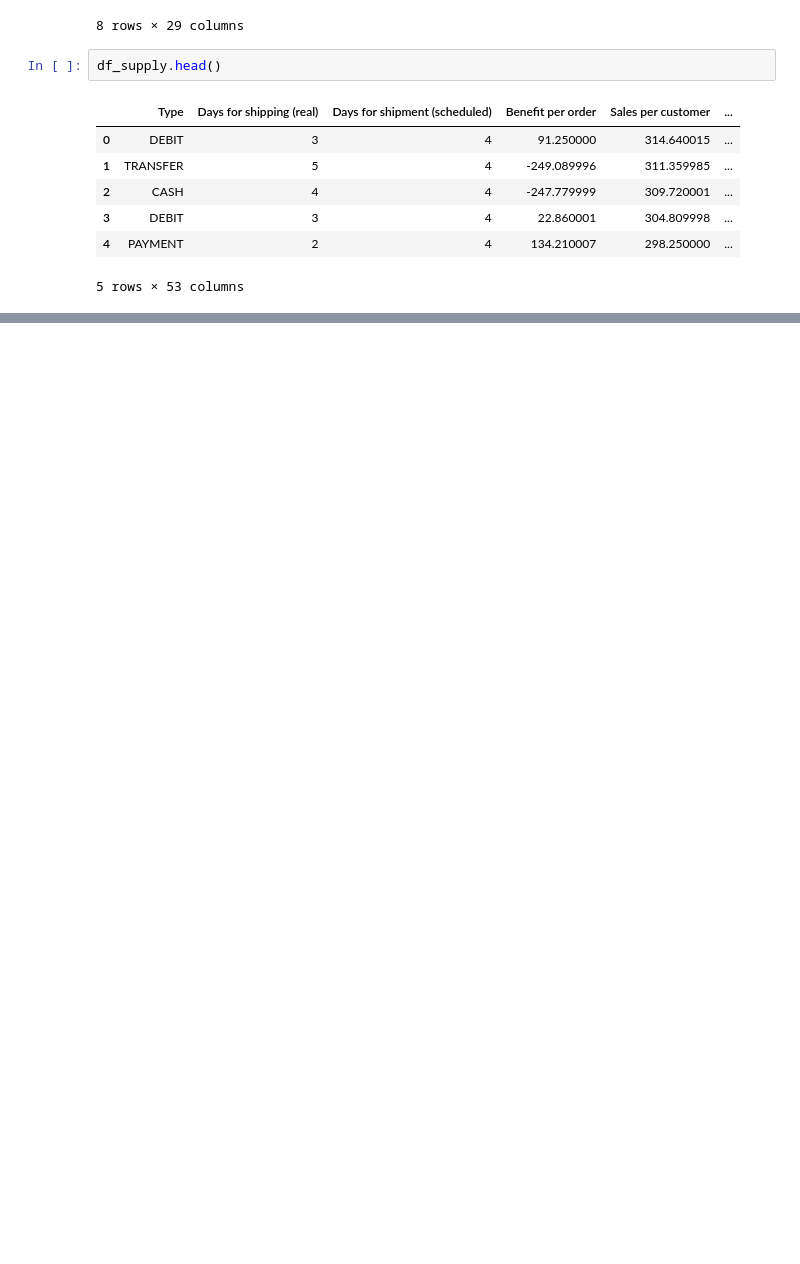
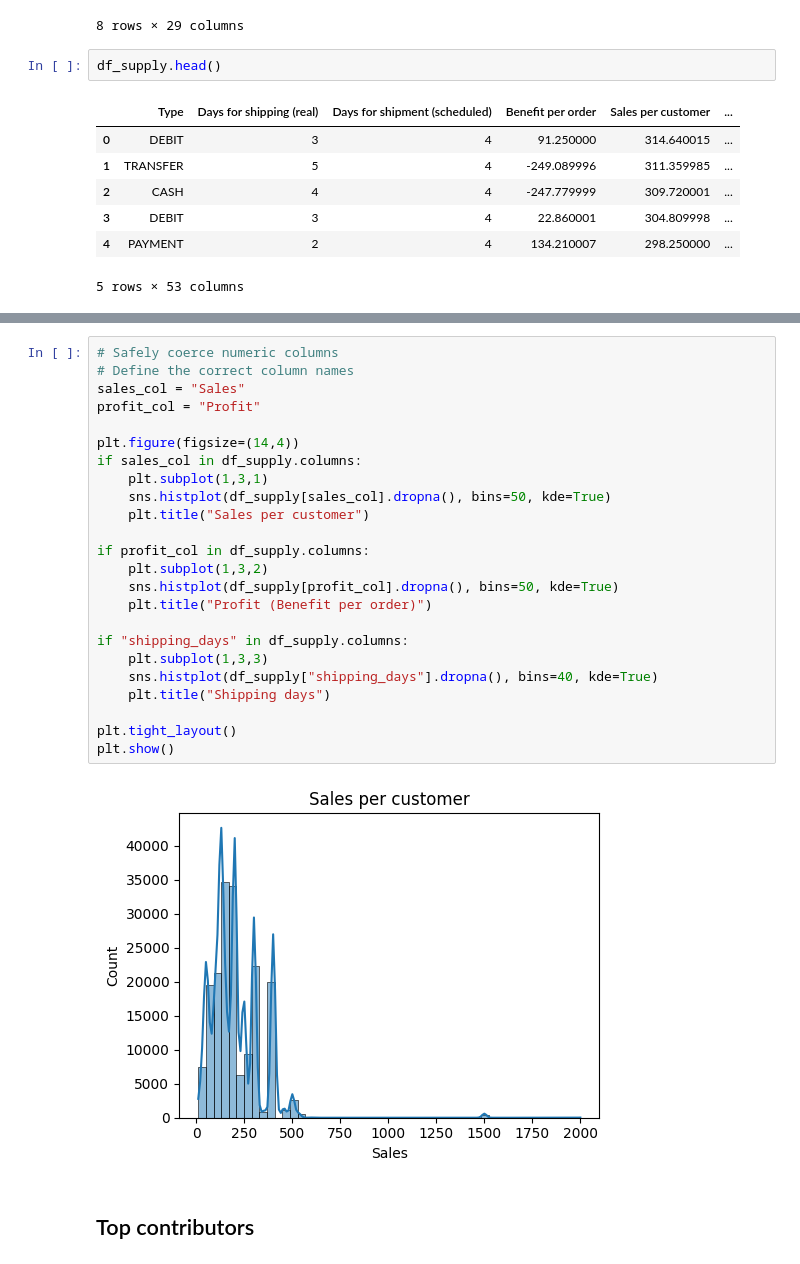
Before and after one commit to workerbeedez/replacement-project-1, a Jupyter notebook: project.ipynb, the cells around one changed output, grey strips where cells are left out. Saved outputs shown, nothing was run; the diff lists cells and outputs as text; blank space fills up the shorter version.

```diff
--- a/project.ipynb
+++ b/project.ipynb
@@ -280,0 +462,28 @@ df_supply.head()
+# %%
+# Safely coerce numeric columns
+# Define the correct column names
+sales_col = "Sales"
+profit_col = "Profit"
+
+plt.figure(figsize=(14,4))
+if sales_col in df_supply.columns:
+    plt.subplot(1,3,1)
+    sns.histplot(df_supply[sales_col].dropna(), bins=50, kde=True)
+    plt.title("Sales per customer")
+
+if profit_col in df_supply.columns:
+    plt.subplot(1,3,2)
+    sns.histplot(df_supply[profit_col].dropna(), bins=50, kde=True)
+    plt.title("Profit (Benefit per order)")
+
+if "shipping_days" in df_supply.columns:
+    plt.subplot(1,3,3)
+    sns.histplot(df_supply["shipping_days"].dropna(), bins=40, kde=True)
+    plt.title("Shipping days")
+
+plt.tight_layout()
+plt.show()
+# %% [output]
+[figure, added]
+# %% [markdown]
+## Top contributors
```
Also changed, not shown: parts of 20 cells of this notebook, 2 other files.
